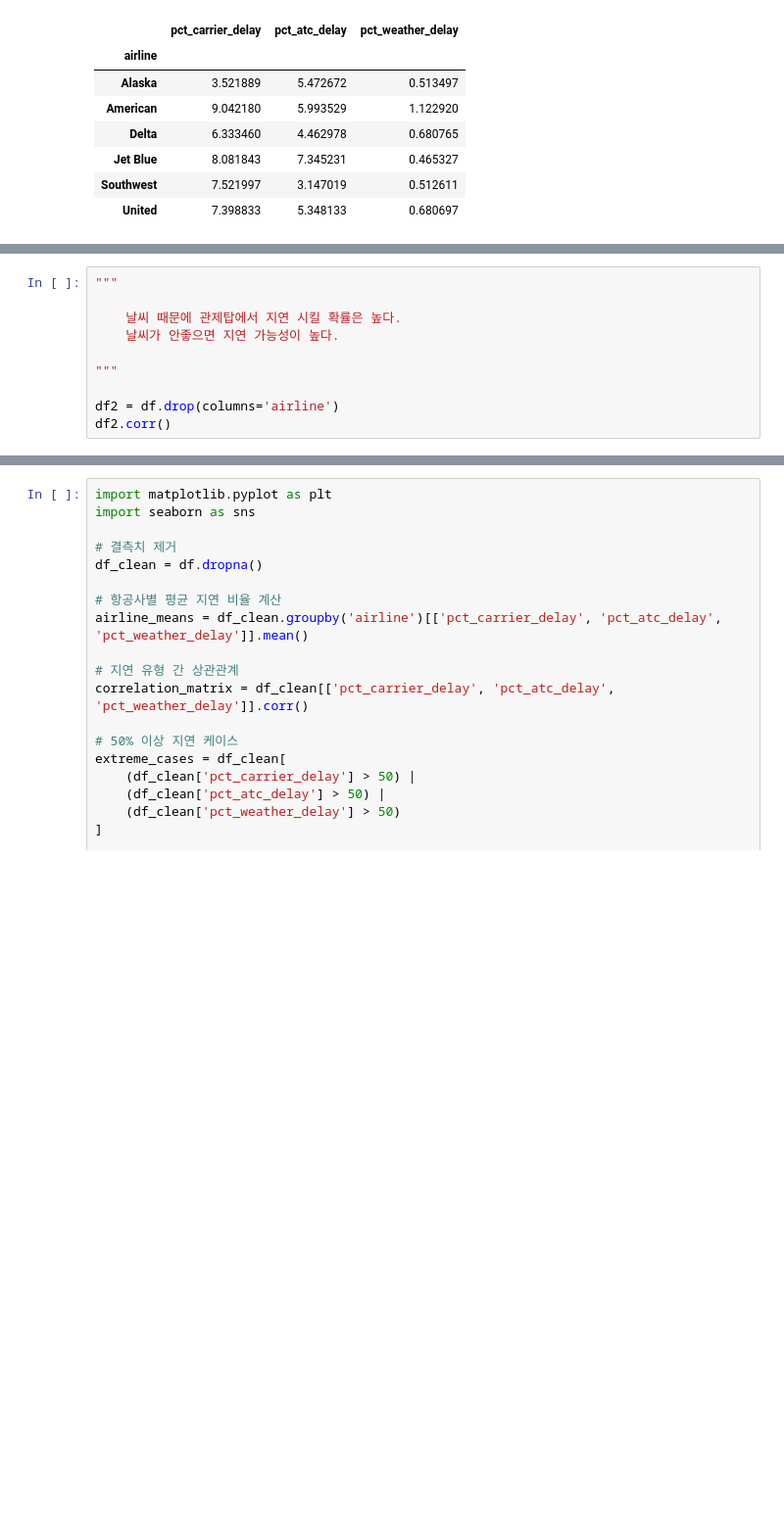
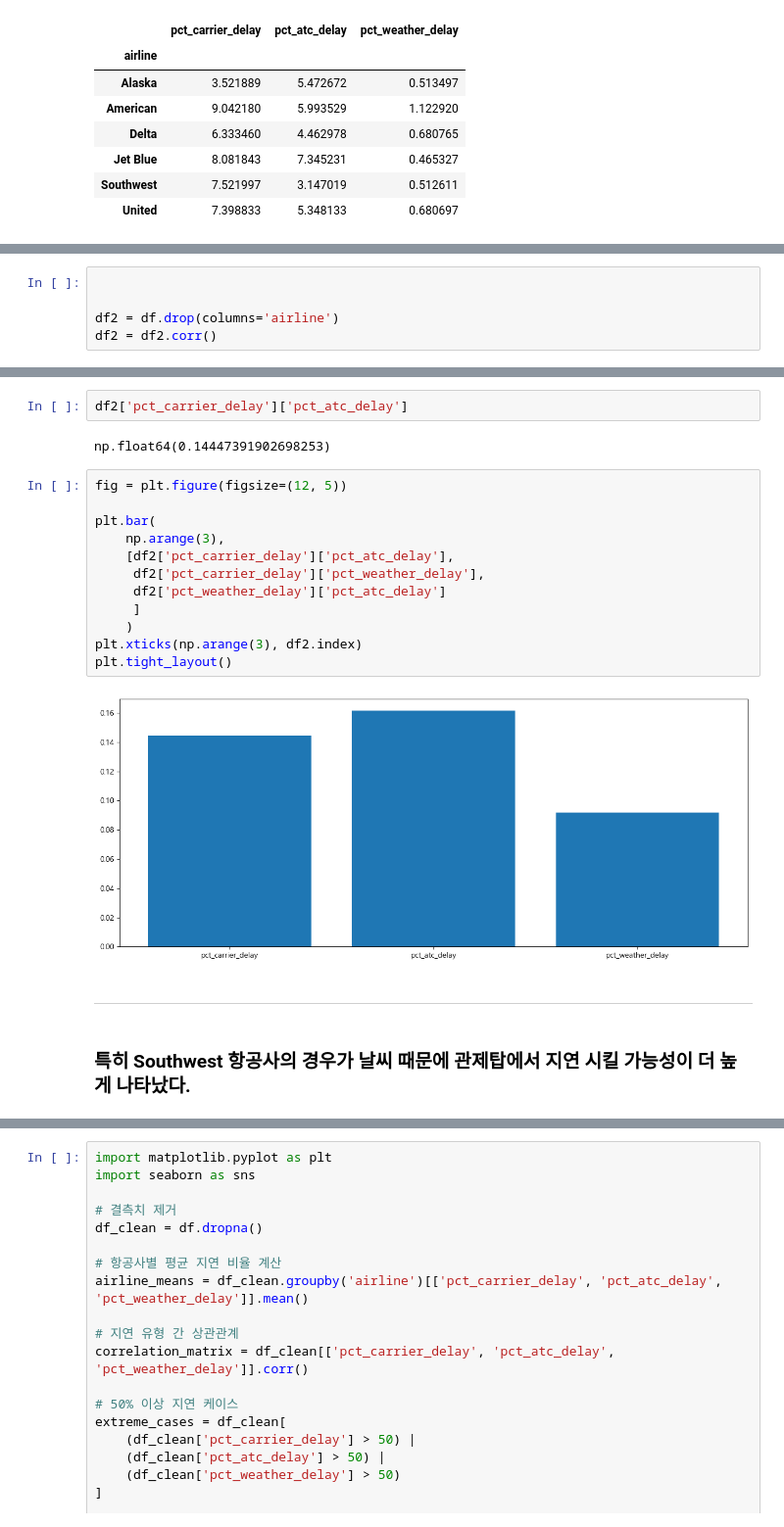
Before and after one commit to Clear-head/airline_stat_python, a Jupyter notebook: airline_analysis.ipynb, the cells around one changed output, grey strips where cells are left out. Shown at 98% size. Saved outputs shown, nothing was run; the diff lists cells and outputs as text; blank space fills up the shorter version.

```diff
--- a/airline_analysis.ipynb
+++ b/airline_analysis.ipynb
@@ -198,10 +205,5 @@ plt.legend()
 # %%
-"""
 
-    날씨 때문에 관제탑에서 지연 시킬 확률은 높다.
-    날씨가 안좋으면 지연 가능성이 높다.
-
-"""
 
 df2 = df.drop(columns='airline')
-df2.corr()
+df2 = df2.corr()
@@ -213 +217,23 @@ df2.corr()
+# %%
+df2['pct_carrier_delay']['pct_atc_delay']
+# %% [output]
+np.float64(0.14447391902698253)
+# %%
+fig = plt.figure(figsize=(12, 5))
+
+plt.bar(
+    np.arange(3),
+    [df2['pct_carrier_delay']['pct_atc_delay'],
+     df2['pct_carrier_delay']['pct_weather_delay'],
+     df2['pct_weather_delay']['pct_atc_delay']
+     ]
+    )
+plt.xticks(np.arange(3), df2.index)
+plt.tight_layout()
+# %% [output]
+[figure, added]
+# %% [markdown]
+-------------------------
+# %% [markdown]
+### 특히 Southwest 항공사의 경우가 날씨 때문에 관제탑에서 지연 시킬 가능성이 더 높게 나타났다.
 # %%
```
Also changed, not shown: parts of 23 cells of this notebook.
